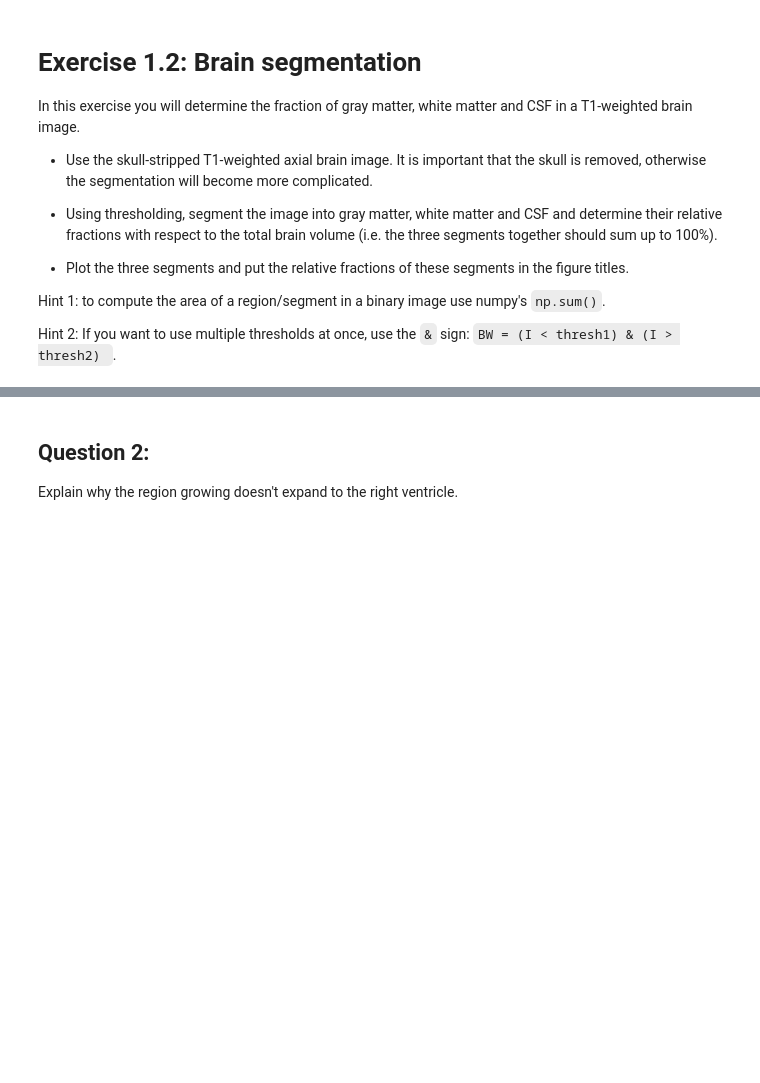
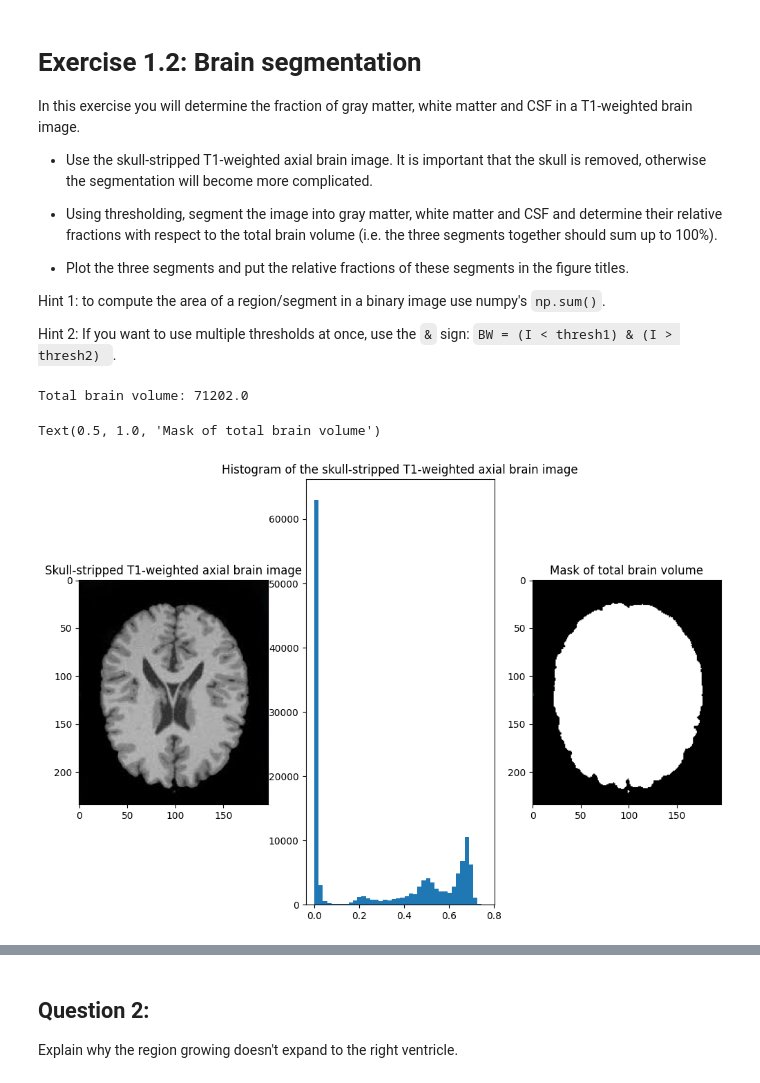
Before and after one commit to crystaljwang/tm11005_aip, a Jupyter notebook: AIP_Segmentation1.ipynb, the cells around one changed output, grey strips where cells are left out. Drawn from its saved outputs; the diff is of its cells as text; code cells hidden in the pictures; blank space fills up the shorter version.

Commit message:
Add Week 1 Segmentation 1 Exercise 1.2

```diff
--- a/AIP_Segmentation1.ipynb
+++ b/AIP_Segmentation1.ipynb
@@ -317,0 +316,44 @@ matter and CSF in a T1-weighted brain image.
+# %%
+# Excercise 1.2 answer
+
+t1_image = np.asarray(imread('tm11005_aip/data/t1_skullstripped_axialbrain.jpg'))
+
+figs, axs = plt.subplots(1,3)
+axs[0].imshow(t1_image, cmap='gray')
+axs[0].set_title('Skull-stripped T1-weighted axial brain image')
+
+t1_scaled = t1_image/255  # normalise/scale intensity values to range [0, 1]
+axs[1].hist(t1_scaled.ravel(), 40)
+axs[1].set_title('Histogram of the skull-stripped T1-weighted axial brain image')
+
+# Calculating volumes
+mask_gm = np.zeros(t1_image.shape)
+mask_gm[(t1_scaled < 0.6) & (t1_scaled > 0.35)] = 1
+gm = np.sum(mask_gm)  # calculate grey matter volume
+
+mask_wm = np.zeros(t1_image.shape)
+mask_wm[t1_scaled > 0.6] = 1
+wm = np.sum(mask_wm)  # calculate white matter volume
+
+mask_csf = np.zeros(t1_image.shape)
+mask_csf[(t1_scaled < 0.35) & (t1_scaled > 0.1)] = 1
+csf = np.sum(mask_csf)  # calculate CSF volume
+
+mask_tbv = np.zeros(t1_image.shape)
+mask_tbv[t1_scaled > 0.1] = 1  # mask of total brain volume
+tbv = np.sum(mask_tbv)  # calculate total brain volume
+print('Total brain volume:', tbv)
+
+# Segment image
+# t1_segmented = t1_image.copy()
+# t1_segmented[(t1_scaled < 0.6) & (t1_scaled > 0.35)] = 0.6
+# t1_segmented[t1_scaled > 0.6] = 1
+# t1_segmented[(t1_scaled < 0.35) & (t1_scaled > 0.1)] = 0.3
+
+# Display mask of TBV
+axs[2].imshow(mask_tbv, cmap='gray')
+axs[2].set_title('Mask of total brain volume')
+# %% [output]
+Total brain volume: 71202.0
+Text(0.5, 1.0, 'Mask of total brain volume')
+[figure, added]
```
Also changed, not shown: parts of 4 cells of this notebook.
